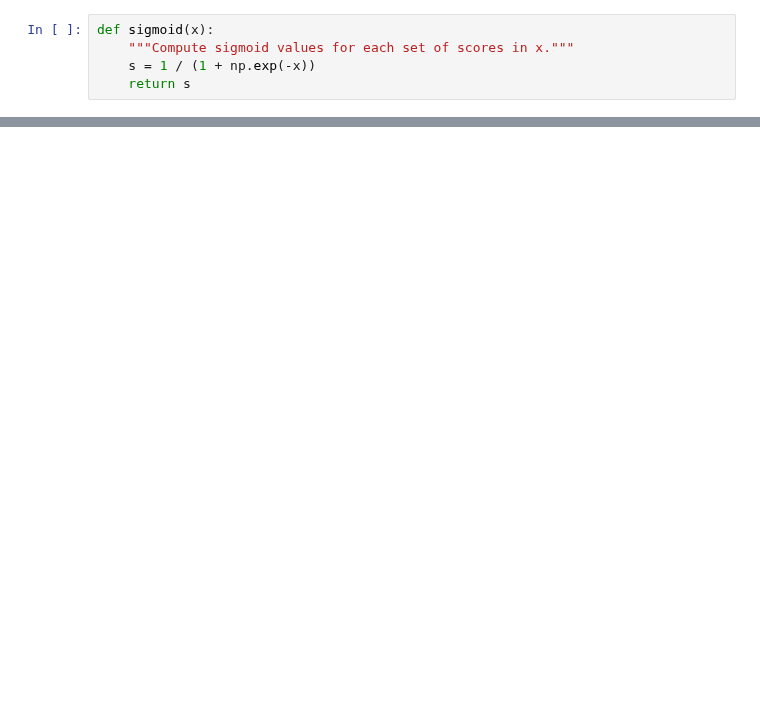
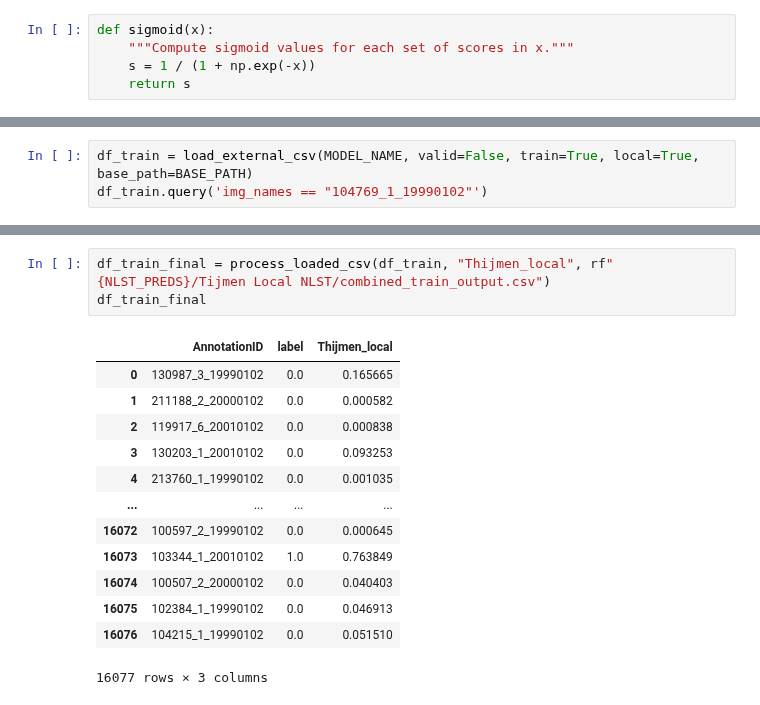
Before and after one commit to DIAGNijmegen/bodyct-lung-malignancy-fairness, a Jupyter notebook: nlst/nlst_thijmen.ipynb, the cells around one changed output, grey strips where cells are left out. Saved outputs shown, nothing was run; the diff lists cells and outputs as text; blank space fills up the shorter version.

```diff
--- a/nlst/nlst_thijmen.ipynb
+++ b/nlst/nlst_thijmen.ipynb
@@ -78,3 +80,6 @@ def load_external_csv(model_name, local=True, valid=True, base_path=None):
     print(df.keys())
 
     return df
+# %%
+df_train = load_external_csv(MODEL_NAME, valid=False, train=True, local=True, base_path=BASE_PATH)
+df_train.query('img_names == "104769_1_19990102"')
@@ -216,0 +140,17 @@ print("total length:", total_len)
+# %%
+df_train_final = process_loaded_csv(df_train, "Thijmen_local", rf"{NLST_PREDS}/Tijmen Local NLST/combined_train_output.csv")
+df_train_final
+# %% [output]
+|  | AnnotationID | label | Thijmen_local |
+| 0 | 130987_3_19990102 | 0.0 | 0.165665 |
+| 1 | 211188_2_20000102 | 0.0 | 0.000582 |
+| 2 | 119917_6_20010102 | 0.0 | 0.000838 |
+| 3 | 130203_1_20010102 | 0.0 | 0.093253 |
+| 4 | 213760_1_19990102 | 0.0 | 0.001035 |
+| ... | ... | ... | ... |
+| 16072 | 100597_2_19990102 | 0.0 | 0.000645 |
+| 16073 | 103344_1_20010102 | 1.0 | 0.763849 |
+| 16074 | 100507_2_20000102 | 0.0 | 0.040403 |
+| 16075 | 102384_1_19990102 | 0.0 | 0.046913 |
+| 16076 | 104215_1_19990102 | 0.0 | 0.051510 |
+16077 rows × 3 columns
```
Also changed, not shown: parts of 15 cells of this notebook, 4 other files.
